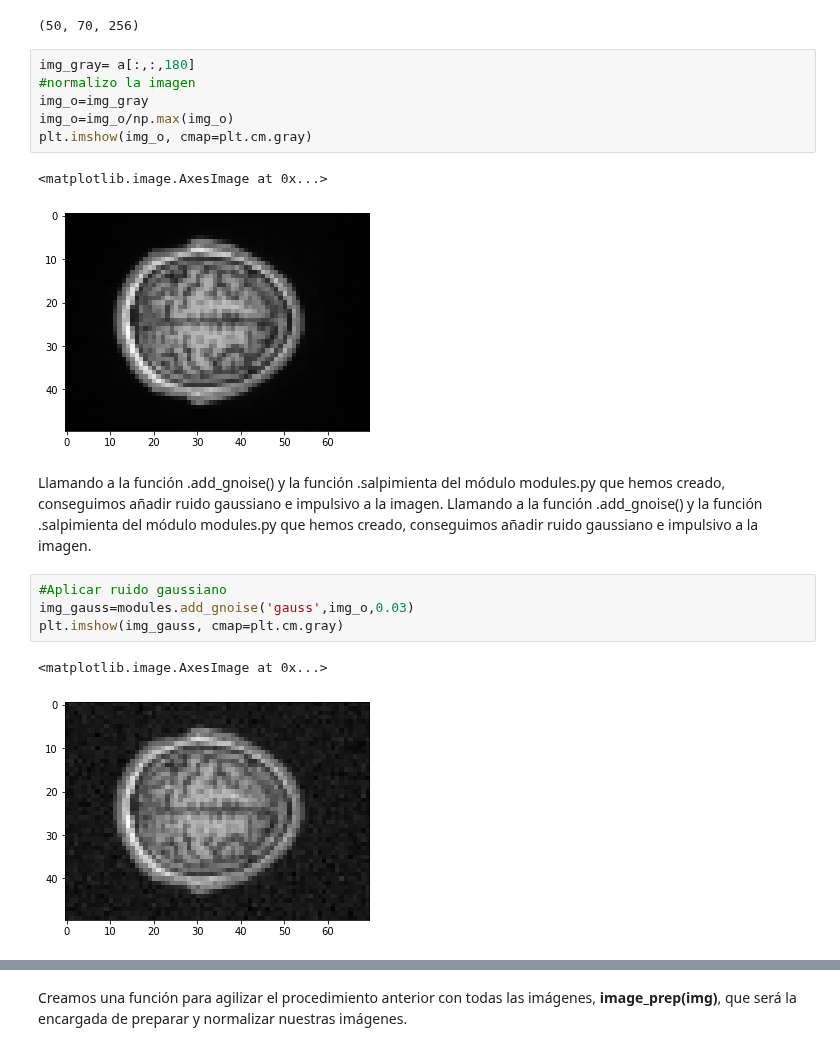
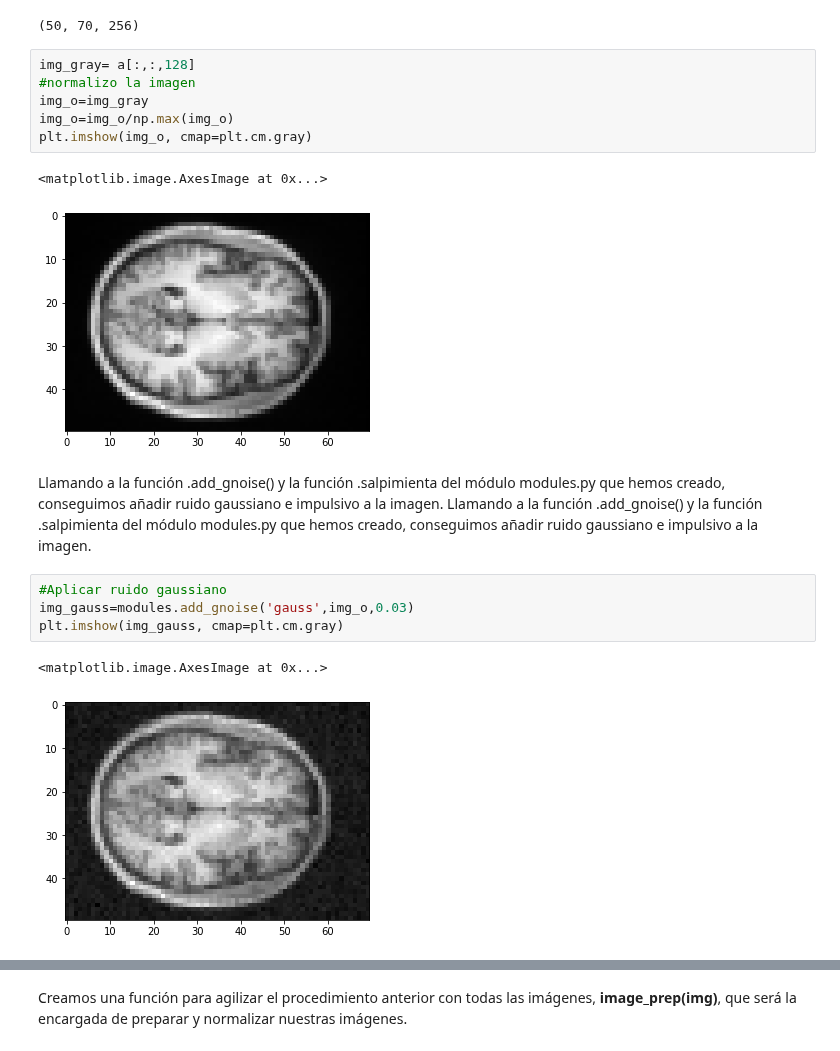
Before and after one commit to Mariaprddz/Analisis, a Jupyter notebook: Analisis/NoVirus.ipynb, the cells around one changed output, grey strips where cells are left out. Drawn from its saved outputs; the diff is of its cells as text.

```diff
--- a/Analisis/NoVirus.ipynb
+++ b/Analisis/NoVirus.ipynb
@@ -73,14 +73,14 @@ a.shape
 # %% [output]
 (50, 70, 256)
 # %%
-img_gray= a[:,:,180]
+img_gray= a[:,:,128]
 #normalizo la imagen
 img_o=img_gray
 img_o=img_o/np.max(img_o)
 plt.imshow(img_o, cmap=plt.cm.gray)
 # %% [output]
 <matplotlib.image.AxesImage at 0x...>
-[figure, old version]
+[figure, new version]
 # %% [markdown]
 Llamando a la función .add_gnoise() y la función .salpimienta del módulo modules.py que hemos creado, conseguimos añadir ruido gaussiano e impulsivo a la imagen. Llamando a la función .add_gnoise() y la función .salpimienta del módulo modules.py que hemos creado, conseguimos añadir ruido gaussiano e impulsivo a la imagen.
 # %%
@@ -89,7 +89,7 @@ img_gauss=modules.add_gnoise('gauss',img_o,0.03)
 plt.imshow(img_gauss, cmap=plt.cm.gray)
 # %% [output]
 <matplotlib.image.AxesImage at 0x...>
-[figure, old version]
+[figure, new version]
 # %%
 #Aplicar ruido impulsivo
 img_salpimienta=modules.salpimienta('s&p',img_o,0.05)
```
Also changed, not shown: parts of 16 cells of this notebook.
